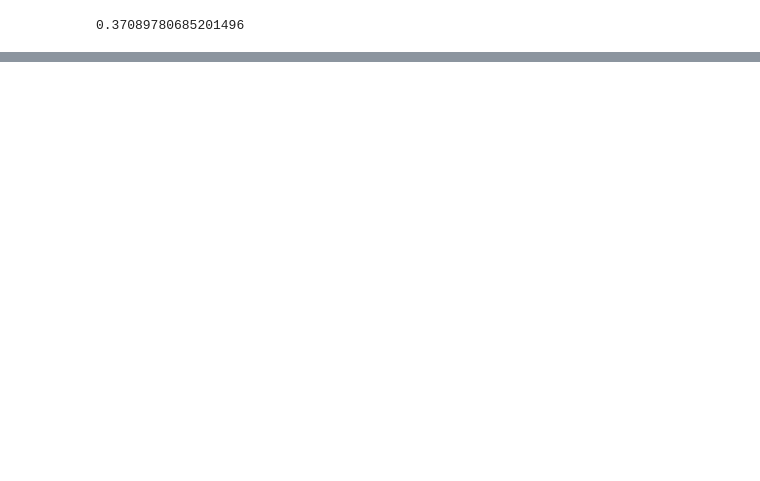
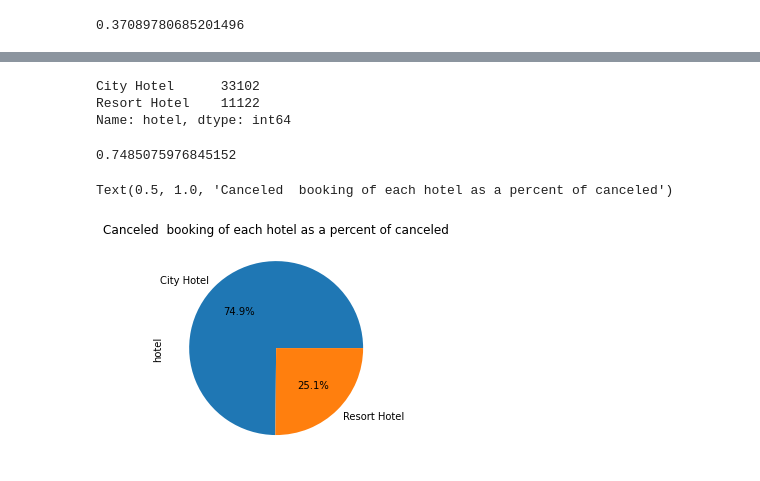
Before and after one commit to jyotirmoy23/Capstone-Project-1, a Jupyter notebook: Copy_of_Hotel_Booking_Analysis_Capstone_Project.ipynb, the cells around one changed output, grey strips where cells are left out. Cells and saved outputs as stored; diff of their text form; code cells hidden in the pictures; blank space fills up the shorter version.

```diff
--- a/Copy_of_Hotel_Booking_Analysis_Capstone_Project.ipynb
+++ b/Copy_of_Hotel_Booking_Analysis_Capstone_Project.ipynb
@@ -158,3 +139,8 @@ a = 44224/119235
 print(a)
 # %% [output]
 0.37089780685201496
+# %%
+# Now we find the noumber of cancelled booking and store it in a new dataframe
+# For this we will drop the not cancelled bookings (==0)and get the number of cancelled bookings
+df_cancelled = new_df_1.drop(new_df_1[(new_df_1.is_canceled)==0].index)
+print(df_cancelled)
@@ -160,0 +162,21 @@ print(a)
+# %%
+counts = df_cancelled['hotel'].value_counts()
+print(counts)
+# %% [output]
+City Hotel      33102
+Resort Hotel    11122
+Name: hotel, dtype: int64
+# %%
+#Total_cancelled = 37%
+
+City_hotel = (33102/44224)*100
+Resort_hotel = (11122/44224)*100
+print(City_hotel)
+# %% [output]
+0.7485075976845152
+# %%
+ counts.plot.pie(autopct="%.1f%%")
+ plt.title('Canceled  booking of each hotel as a percent of canceled')
+# %% [output]
+Text(0.5, 1.0, 'Canceled  booking of each hotel as a percent of canceled')
+[figure, added]
```
Also changed, not shown: parts of 12 cells of this notebook.
